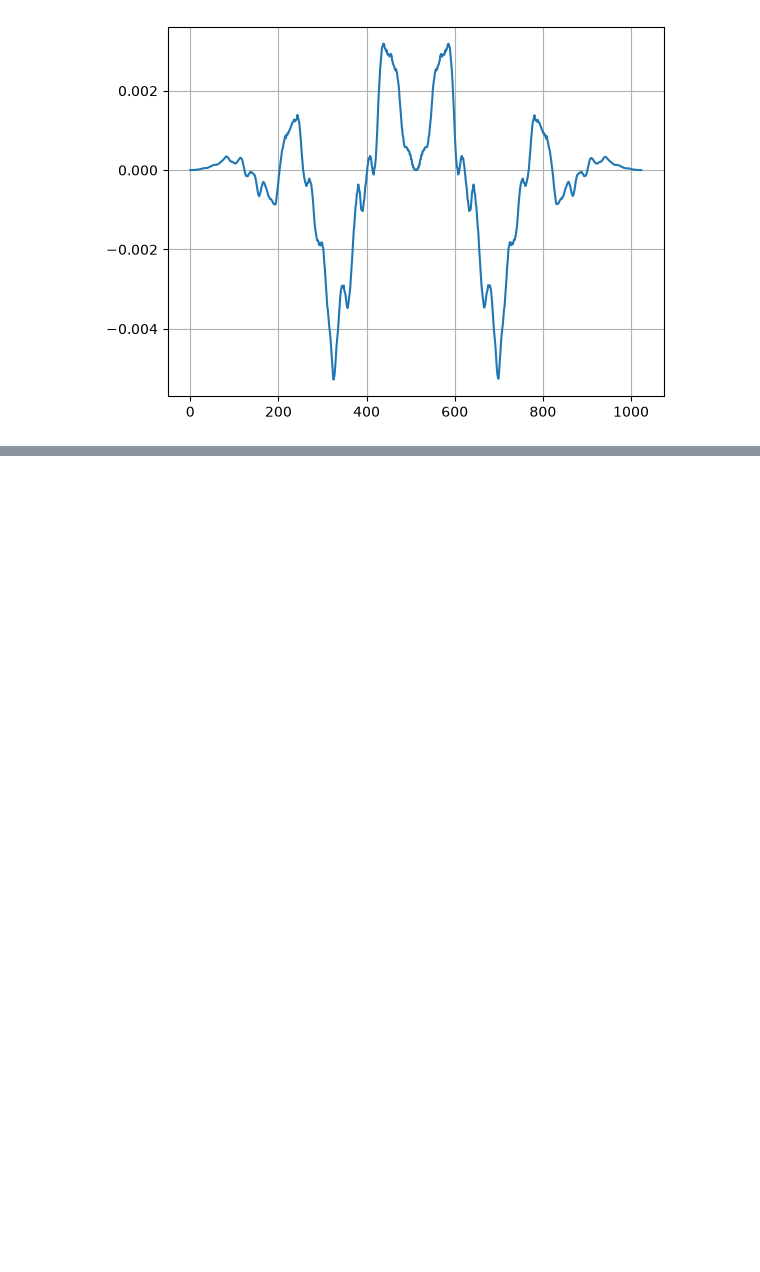
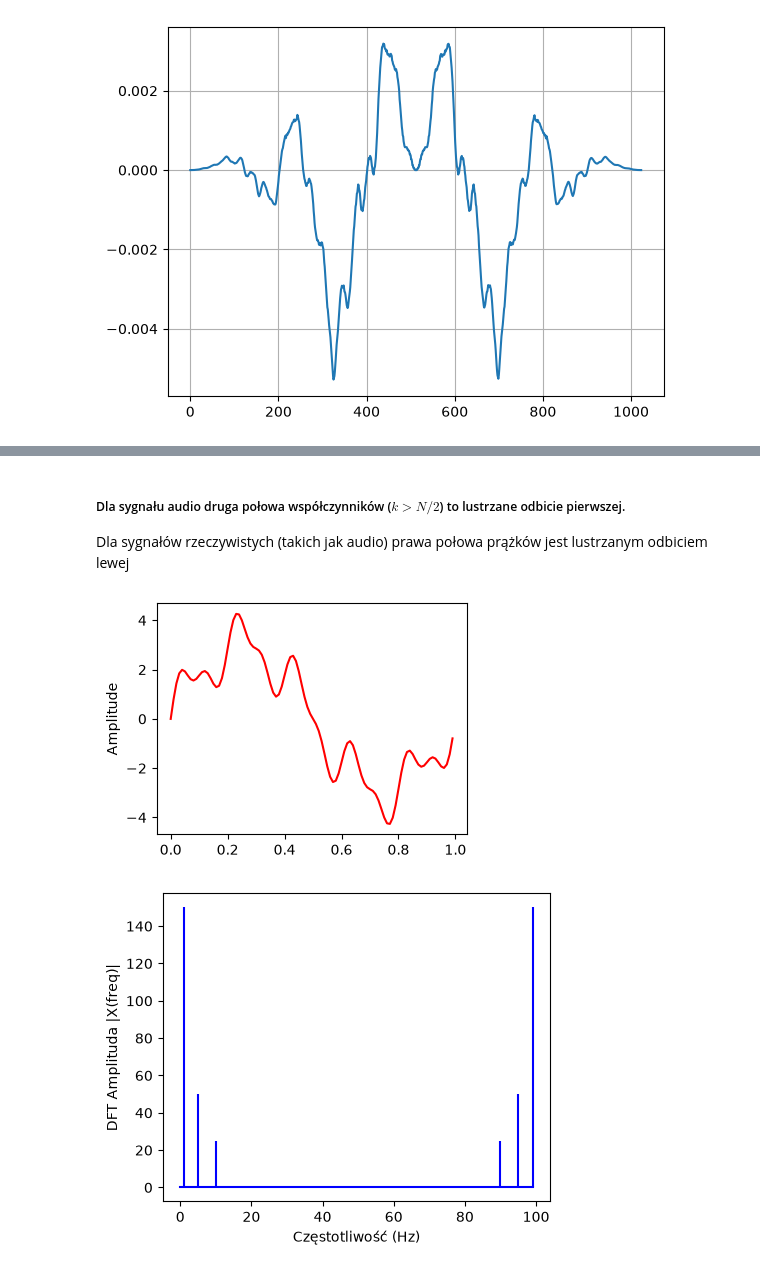
Before and after one commit to DawidSkowronski/PyTorch-Projects, a Jupyter notebook: MelSpectrogram_Implementation/mel_spect.ipynb, the cells around one changed output, grey strips where cells are left out. Saved outputs shown, nothing was run; the diff lists cells and outputs as text; code cells hidden in the pictures; blank space fills up the shorter version.

```diff
--- a/MelSpectrogram_Implementation/mel_spect.ipynb
+++ b/MelSpectrogram_Implementation/mel_spect.ipynb
@@ -267,0 +334,42 @@ Transformata Fouriera rozkłada sygnał na sumę funkcji $\sin$ i $\cos$
+# %% [markdown]
+##### Dla sygnału audio druga połowa współczynników ($k > N/2$) to lustrzane odbicie pierwszej.
+Dla sygnałów rzeczywistych (takich jak audio) prawa połowa prążków jest lustrzanym odbiciem lewej
+# %%
+# sampling rate
+sr = 100
+# sampling interval
+ts = 1.0/sr
+t = np.arange(0,1,ts)
+
+freq = 1.
+x = 3*np.sin(2*np.pi*freq*t)
+
+freq = 5
+x += np.sin(2*np.pi*freq*t)
+
+freq = 10
+x += 0.5* np.sin(2*np.pi*freq*t)
+
+plt.figure(figsize = (4, 3))
+plt.plot(t, x, 'r')
+plt.ylabel('Amplitude')
+
+plt.show()
+
+dft_x = DFT(x)
+
+N = len(dft_x)
+n = np.arange(N)
+T = N/sr
+freq = n/T
+
+
+plt.figure(figsize = (5, 4))
+plt.stem(freq, abs(dft_x), 'b', \
+         markerfmt=" ", basefmt="-b")
+plt.xlabel('Częstotliwość (Hz)')
+plt.ylabel('DFT Amplituda |X(freq)|')
+plt.show()
+# %% [output]
+[figure, added]
+[figure, added]
```
Also changed, not shown: parts of 15 cells of this notebook.
